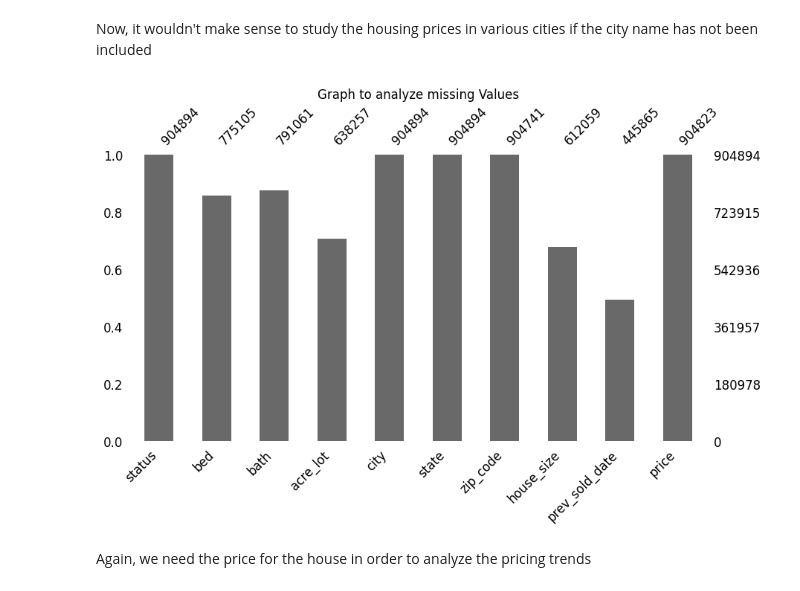
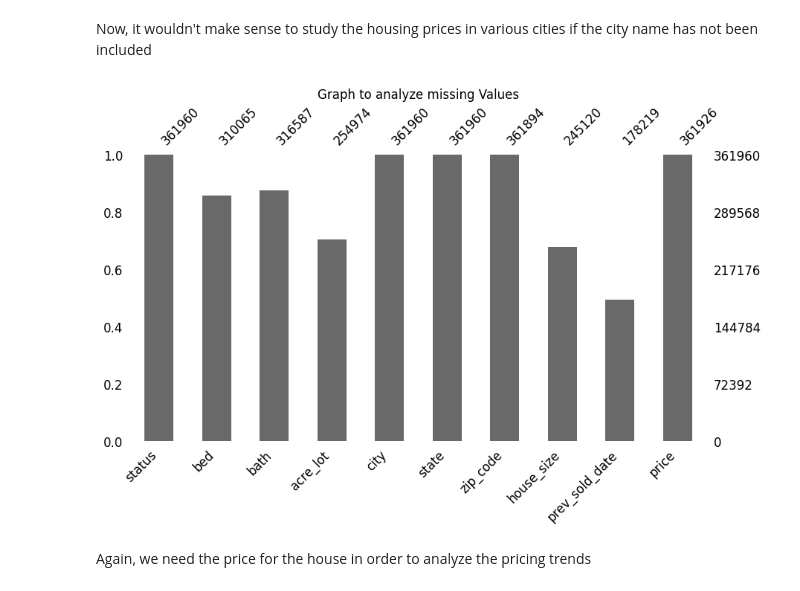
Before and after one commit to VivaanWadhwa/Airbnb-Price-Predictor, a Jupyter notebook: analysis.ipynb, the cells around one changed output. Saved outputs shown, nothing was run; the diff lists cells and outputs as text; code cells hidden in the pictures.

```diff
--- a/analysis.ipynb
+++ b/analysis.ipynb
@@ -10,7 +19,7 @@ from sklearn.impute import SimpleImputer
 # %% [markdown]
 ## Reading Dataset
 # %%
-df = pd.read_csv("data/realtor-data.csv")
+df = pd.read_csv("data/data.csv")
 # %%
 df.head()
 # %% [output]
@@ -32,4 +41,4 @@ df.tail()
 # %% [markdown]
 ## Preliminary Analysis
 # %%
-df.shape
+train_df, test_df = train_test_split(df, test_size=0.6, random_state=123)
@@ -76,13 +96,13 @@ plt.show()
 # %% [markdown]
 Now, it wouldn't make sense to study the housing prices in various cities if the city name has not been included
 # %%
-df_updated = df.dropna(subset = "city")
+train_df_updated = train_df.dropna(subset = "city")
 # %%
-msno.bar(df_updated,figsize=(10,5), fontsize=12)
+msno.bar(train_df_updated,figsize=(10,5), fontsize=12)
 plt.title("Graph to analyze missing Values")
 plt.show()
 # %% [output]
-[figure, old version]
+[figure, new version]
 # %% [markdown]
 Again, we need the price for the house in order to analyze the pricing trends
 # %%
```
Also changed, not shown: parts of 20 cells of this notebook, 3 other files.
